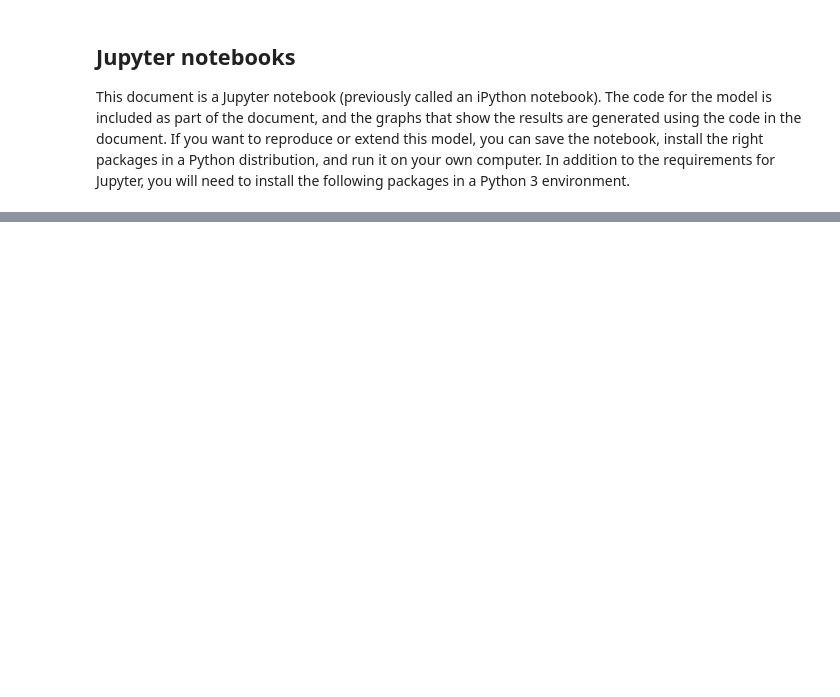
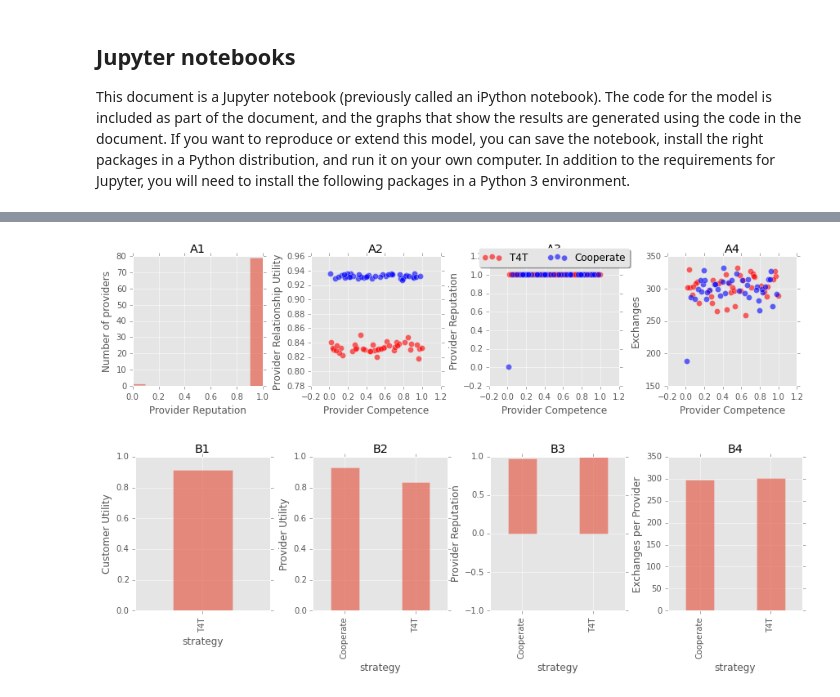
Before and after one commit to tomslee/provider-reputation, a Jupyter notebook: provider-reputation.ipynb, the cells around one changed output, grey strips where cells are left out. Drawn from its saved outputs; the diff is of its cells as text; code cells hidden in the pictures; blank space fills up the shorter version.

```diff
--- a/provider-reputation.ipynb
+++ b/provider-reputation.ipynb
@@ -447,0 +459,18 @@ plot_results_by_competence(sim)
+# %%
+sim = Simulation(
+    customer_count = 240,
+    provider_count = 80,
+    customer_t4t_proportion = 1.0, # all others are Grim or Defect
+    provider_t4t_proportion = 0.5, # all others are Cooperate
+    rating_periods = 100,
+    interactions_per_exchange = 25,
+    noise_fraction = 0.1,
+    customer_strategies = (STRATEGY_T4T, STRATEGY_DEFECT),
+    provider_strategies = (STRATEGY_T4T, STRATEGY_COOPERATE)
+    )
+sim.simulate()
+plot_by_competence(sim)
+plot_by_strategy(sim)
+# %% [output]
+[figure, added]
+[figure, added]
```
Also changed, not shown: parts of 51 cells of this notebook.
